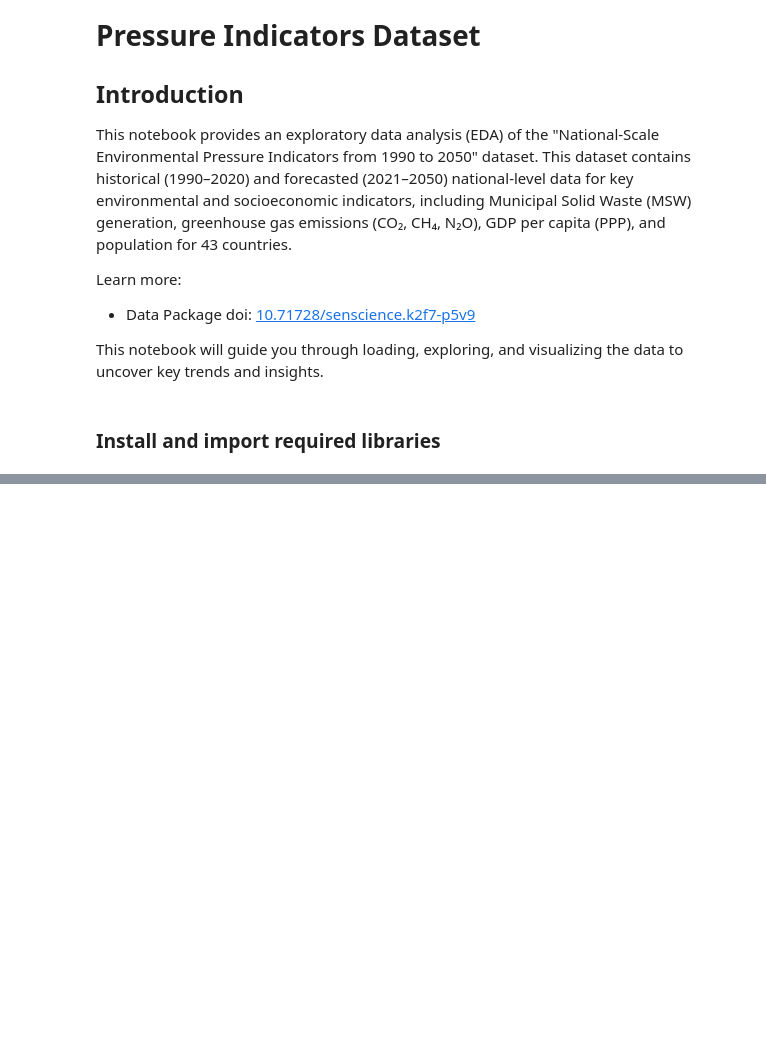
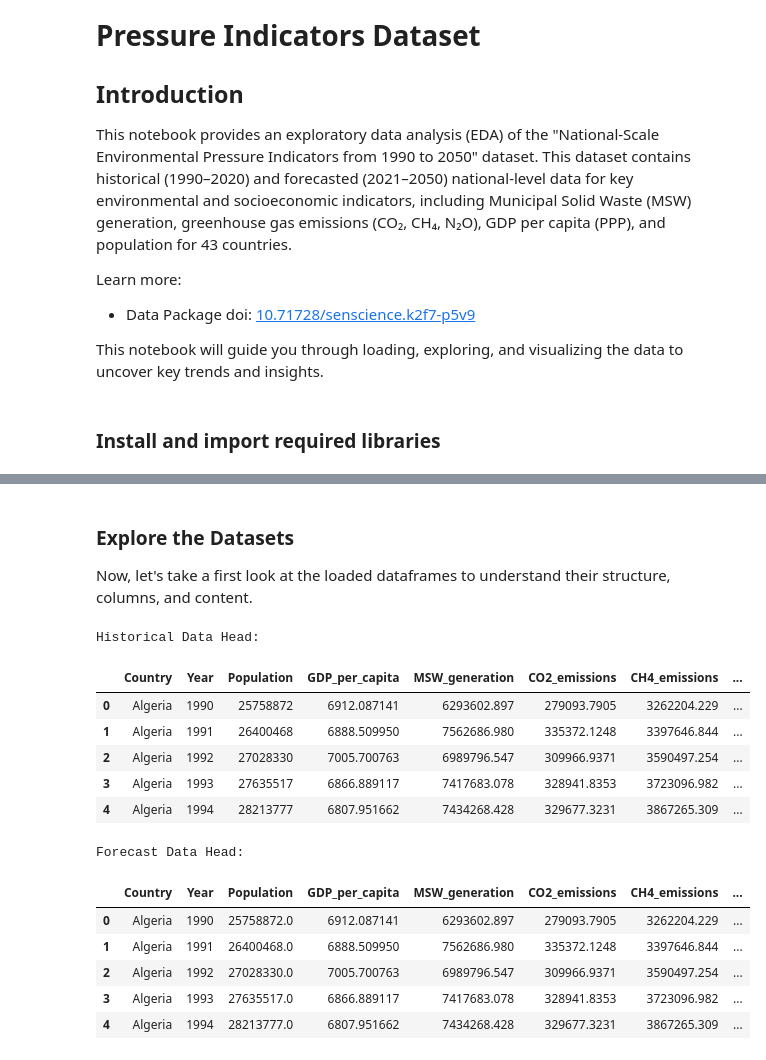
Before and after one commit to senscience/notebooks, a Jupyter notebook: Hoy_GHEmissions/notebook.ipynb, the cells around one changed output, grey strips where cells are left out. Cells and saved outputs as stored; diff of their text form; code cells hidden in the pictures; blank space fills up the shorter version.

```diff
--- a/Hoy_GHEmissions/notebook.ipynb
+++ b/Hoy_GHEmissions/notebook.ipynb
@@ -248,0 +110,25 @@ This initial analysis sets the stage for more advanced modeling, such as forecas
+# %% [markdown]
+### Explore the Datasets
+
+Now, let's take a first look at the loaded dataframes to understand their structure, columns, and content.
+# %%
+print("Historical Data Head:")
+display(historical_df.head())
+
+print("\nForecast Data Head:")
+display(forecast_df.head())
+# %% [output]
+Historical Data Head:
+|  | Country | Year | Population | GDP_per_capita | MSW_generation | CO2_emissions | CH4_emissions | ... |
+| 0 | Algeria | 1990 | 25758872 | 6912.087141 | 6293602.897 | 279093.7905 | 3262204.229 | ... |
+| 1 | Algeria | 1991 | 26400468 | 6888.509950 | 7562686.980 | 335372.1248 | 3397646.844 | ... |
+| 2 | Algeria | 1992 | 27028330 | 7005.700763 | 6989796.547 | 309966.9371 | 3590497.254 | ... |
+| 3 | Algeria | 1993 | 27635517 | 6866.889117 | 7417683.078 | 328941.8353 | 3723096.982 | ... |
+| 4 | Algeria | 1994 | 28213777 | 6807.951662 | 7434268.428 | 329677.3231 | 3867265.309 | ... |
+Forecast Data Head:
+|  | Country | Year | Population | GDP_per_capita | MSW_generation | CO2_emissions | CH4_emissions | ... |
+| 0 | Algeria | 1990 | 25758872.0 | 6912.087141 | 6293602.897 | 279093.7905 | 3262204.229 | ... |
+| 1 | Algeria | 1991 | 26400468.0 | 6888.509950 | 7562686.980 | 335372.1248 | 3397646.844 | ... |
+| 2 | Algeria | 1992 | 27028330.0 | 7005.700763 | 6989796.547 | 309966.9371 | 3590497.254 | ... |
+| 3 | Algeria | 1993 | 27635517.0 | 6866.889117 | 7417683.078 | 328941.8353 | 3723096.982 | ... |
+| 4 | Algeria | 1994 | 28213777.0 | 6807.951662 | 7434268.428 | 329677.3231 | 3867265.309 | ... |
```
Also changed, not shown: parts of 39 cells of this notebook.
